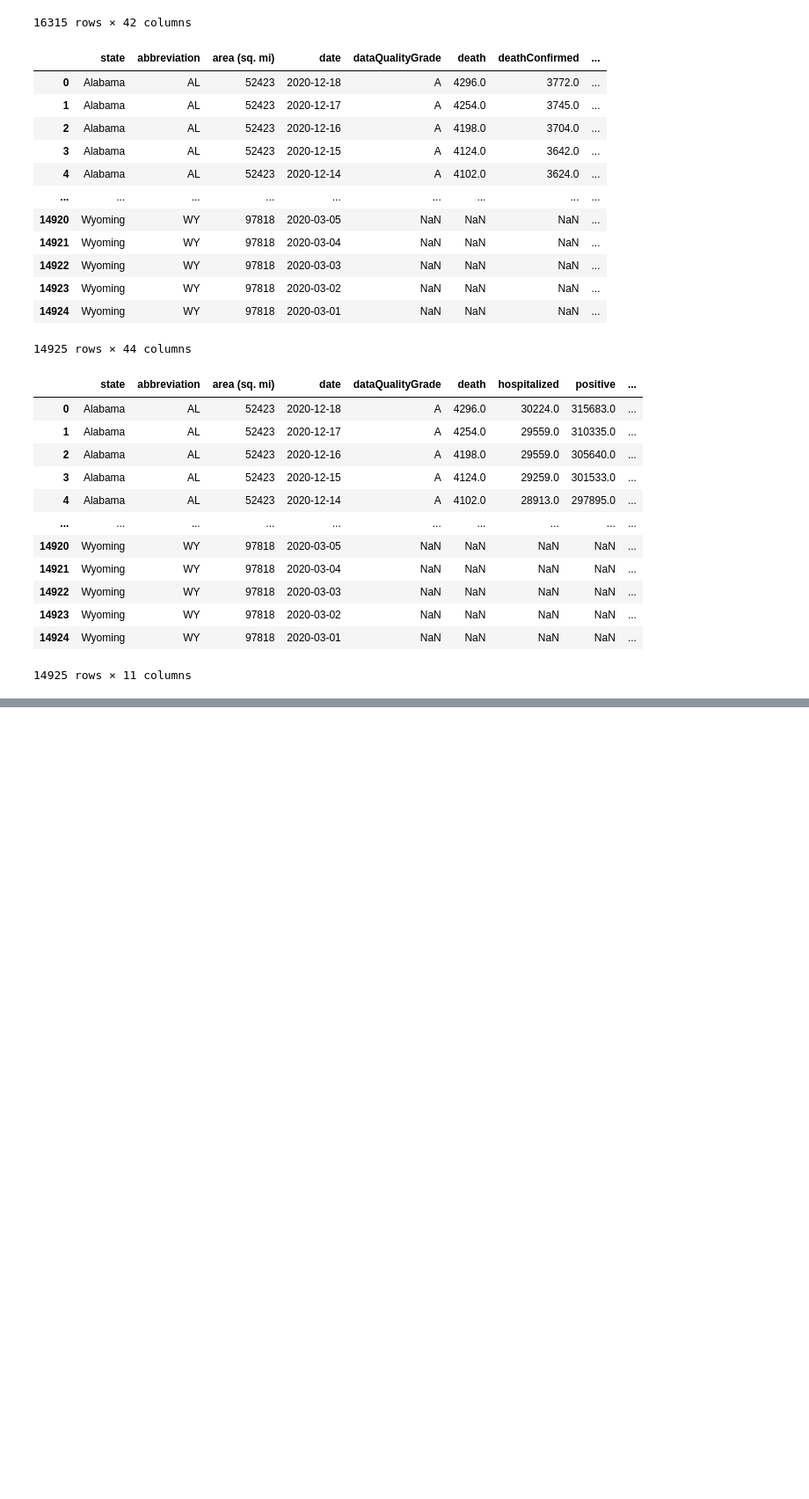
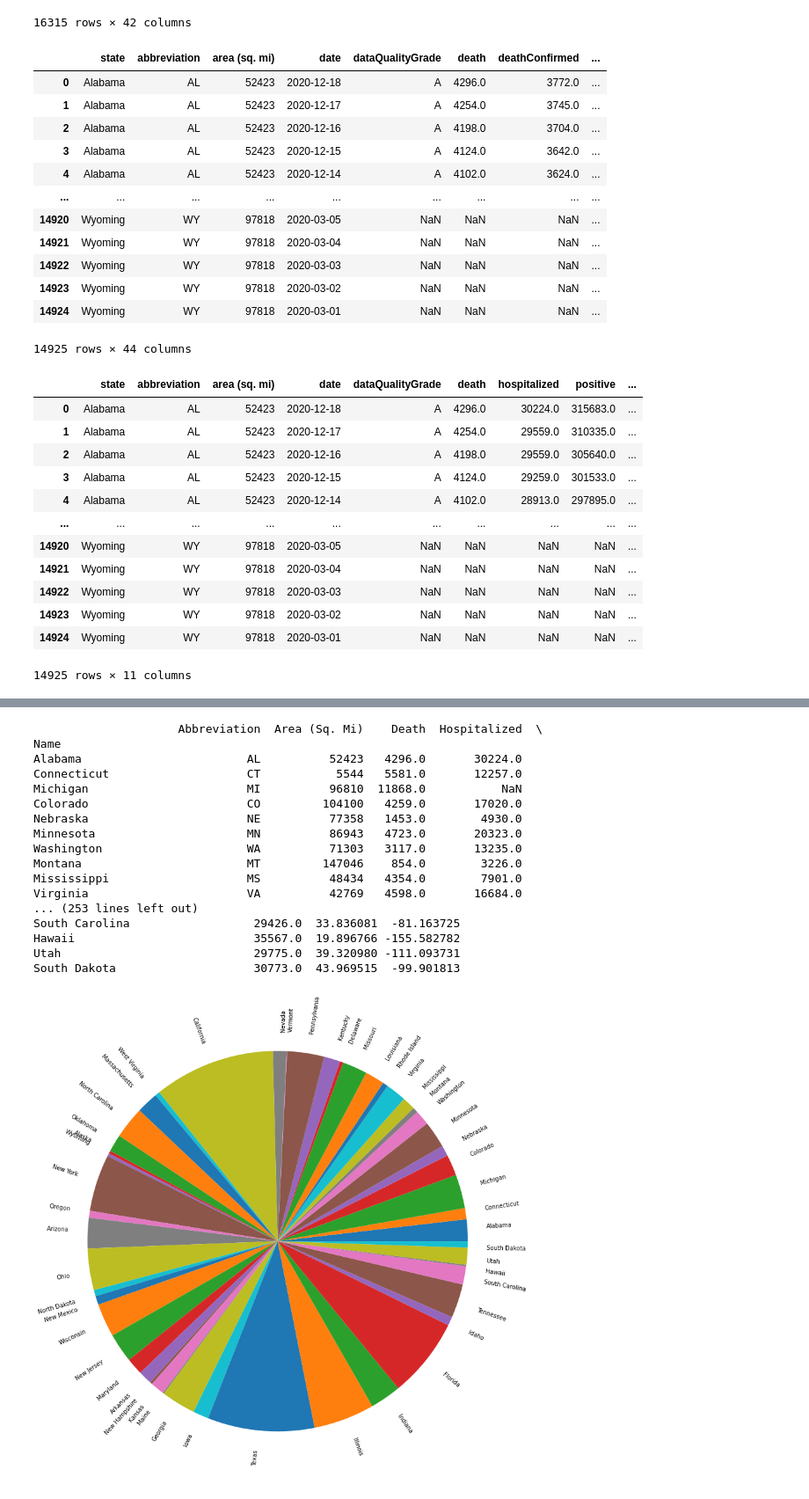
Before and after one commit to lcarbo/US_COVID_Project, a Jupyter notebook: Testing_Script.ipynb, the cells around one changed output, grey strips where cells are left out. Shown: that part at 88% size. Cells and saved outputs as stored; diff of their text form; code cells hidden in the pictures; blank space fills up the shorter version.

Commit message:
fixed the imports so that charts work, and created the gmaps figure with the information on it

```diff
--- a/Testing_Script.ipynb
+++ b/Testing_Script.ipynb
@@ -159,0 +202,22 @@ recent_df
+# %%
+# Adding lat and lng
+gkey = "AIzaSyD1fdGsLFk3QVCpXsYPnpsLxVYoZ_SkaB8"
+lat = []
+lng = []
+target_state = []
+for state in final_df["Name"]:
+    target_state.append(state)
+for state in target_state:
+    target_url = ('https://maps.googleapis.com/maps/api/geocode/json?'
+    'address={0}&key={1}').format(state, gkey)
+    target_data = requests.get(target_url).json()
+    lat_data = target_data["results"][0]["geometry"]["location"]["lat"]
+    lng_data = target_data["results"][0]["geometry"]["location"]["lng"]
+    lat.append(lat_data)
+    lng.append(lng_data)
+final_df["Latitude"] = lat
+final_df["Longitude"] = lng
+
+final_df = final_df.set_index('Name')
+
+print(f'This data was collected on: {date}')
@@ -159,0 +226,39 @@ recent_df
+# %%
+final_df.columns = map(str.title,final_df.columns)
+
+final_df = final_df.rename(columns={"Totaltestresults":"Total Test Results"})
+
+final_df["Population Density"] = final_df["Population"] / final_df["Area (Sq. Mi)"]
+print(final_df)
+
+
+final_df_outlier = final_df.drop(["District of Columbia"])
+final_df_outlier
+
+# Remove outlier (DC)
+final_df_outlier = final_df.drop(["District of Columbia"])
+final_df_outlier
+
+# Create a pie chart showing total number of positive cases by state
+final_df_outlier["Positive"].plot(kind="pie", figsize=(15,15), rotatelabels=True)
+plt.ylabel("")
+plt.show()
+# %% [output]
+                     Abbreviation  Area (Sq. Mi)    Death  Hospitalized  \
+Name
+Alabama                        AL          52423   4296.0       30224.0
+Connecticut                    CT           5544   5581.0       12257.0
+Michigan                       MI          96810  11868.0           NaN
+Colorado                       CO         104100   4259.0       17020.0
+Nebraska                       NE          77358   1453.0        4930.0
+Minnesota                      MN          86943   4723.0       20323.0
+Washington                     WA          71303   3117.0       13235.0
+Montana                        MT         147046    854.0        3226.0
+Mississippi                    MS          48434   4354.0        7901.0
+Virginia                       VA          42769   4598.0       16684.0
+... (253 lines left out)
+South Carolina                  29426.0  33.836081  -81.163725
+Hawaii                          35567.0  19.896766 -155.582782
+Utah                            29775.0  39.320980 -111.093731
+South Dakota                    30773.0  43.969515  -99.901813
+[figure, added]
```
Also changed, not shown: parts of 14 cells of this notebook, 1 other file.
